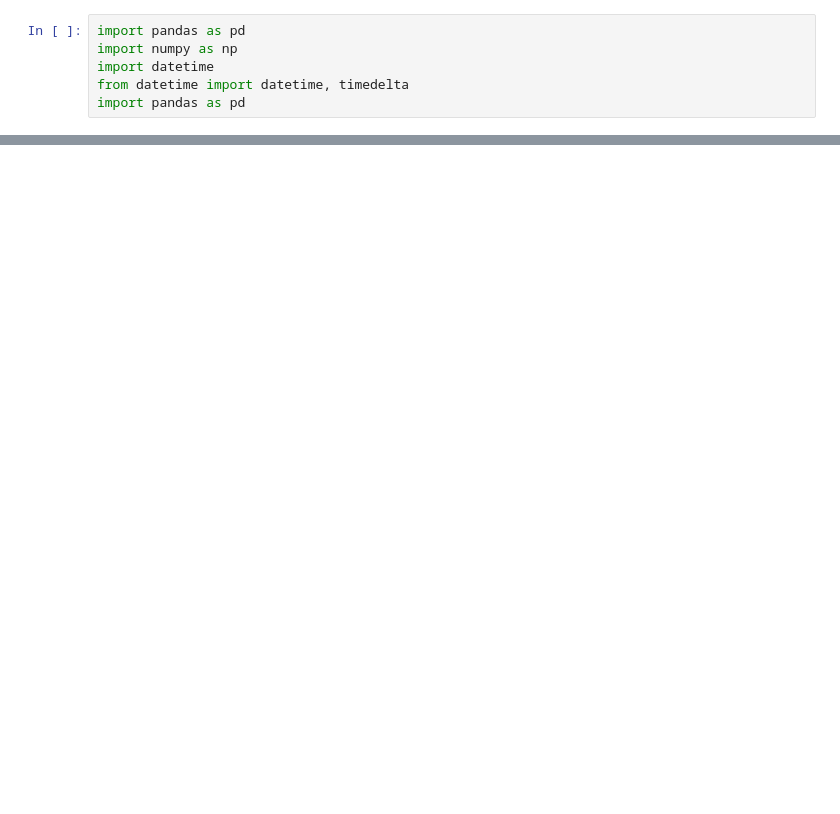
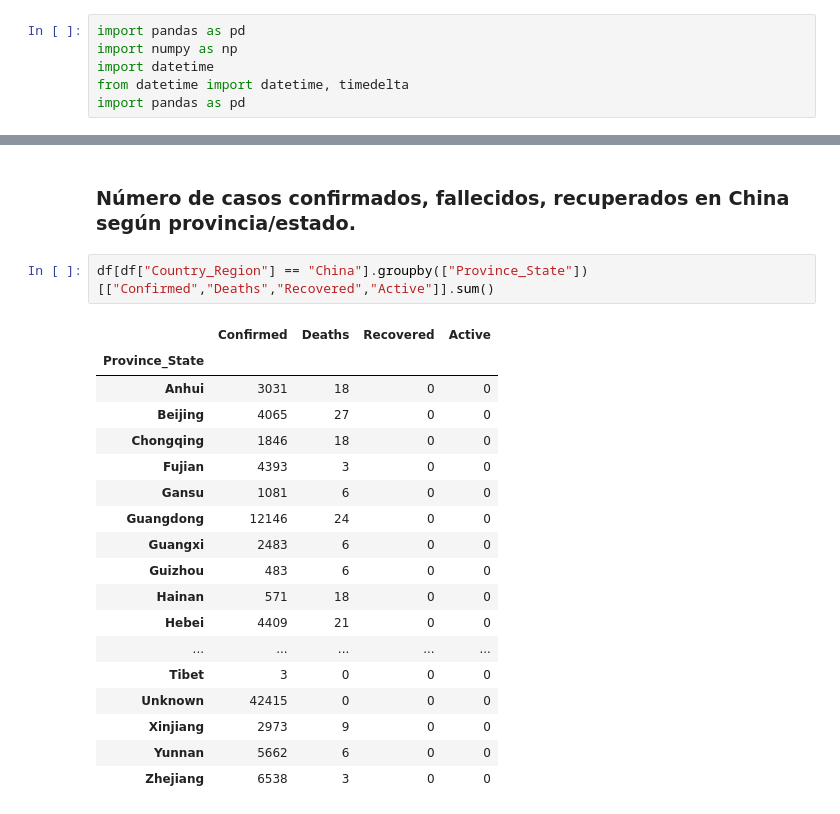
Before and after one commit to AlexisPV/Proyecto_Gestion_datos, a Jupyter notebook: Pinto_gestion.ipynb, the cells around one changed output, grey strips where cells are left out. Drawn from its saved outputs; the diff is of its cells as text; blank space fills up the shorter version.

```diff
--- a/Pinto_gestion.ipynb
+++ b/Pinto_gestion.ipynb
@@ -144,0 +196,23 @@ dead[["Confirmed","Deaths","Recovered","Active"]]
+# %% [markdown]
+### Número de casos confirmados, fallecidos, recuperados en China según provincia/estado.
+# %%
+df[df["Country_Region"] == "China"].groupby(["Province_State"])[["Confirmed","Deaths","Recovered","Active"]].sum()
+# %% [output]
+|  | Confirmed | Deaths | Recovered | Active |
+| Province_State |  |  |  |  |
+| Anhui | 3031 | 18 | 0 | 0 |
+| Beijing | 4065 | 27 | 0 | 0 |
+| Chongqing | 1846 | 18 | 0 | 0 |
+| Fujian | 4393 | 3 | 0 | 0 |
+| Gansu | 1081 | 6 | 0 | 0 |
+| Guangdong | 12146 | 24 | 0 | 0 |
+| Guangxi | 2483 | 6 | 0 | 0 |
+| Guizhou | 483 | 6 | 0 | 0 |
+| Hainan | 571 | 18 | 0 | 0 |
+| Hebei | 4409 | 21 | 0 | 0 |
+| ... | ... | ... | ... | ... |
+| Tibet | 3 | 0 | 0 | 0 |
+| Unknown | 42415 | 0 | 0 | 0 |
+| Xinjiang | 2973 | 9 | 0 | 0 |
+| Yunnan | 5662 | 6 | 0 | 0 |
+| Zhejiang | 6538 | 3 | 0 | 0 |
```
Also changed, not shown: parts of 18 cells of this notebook.
